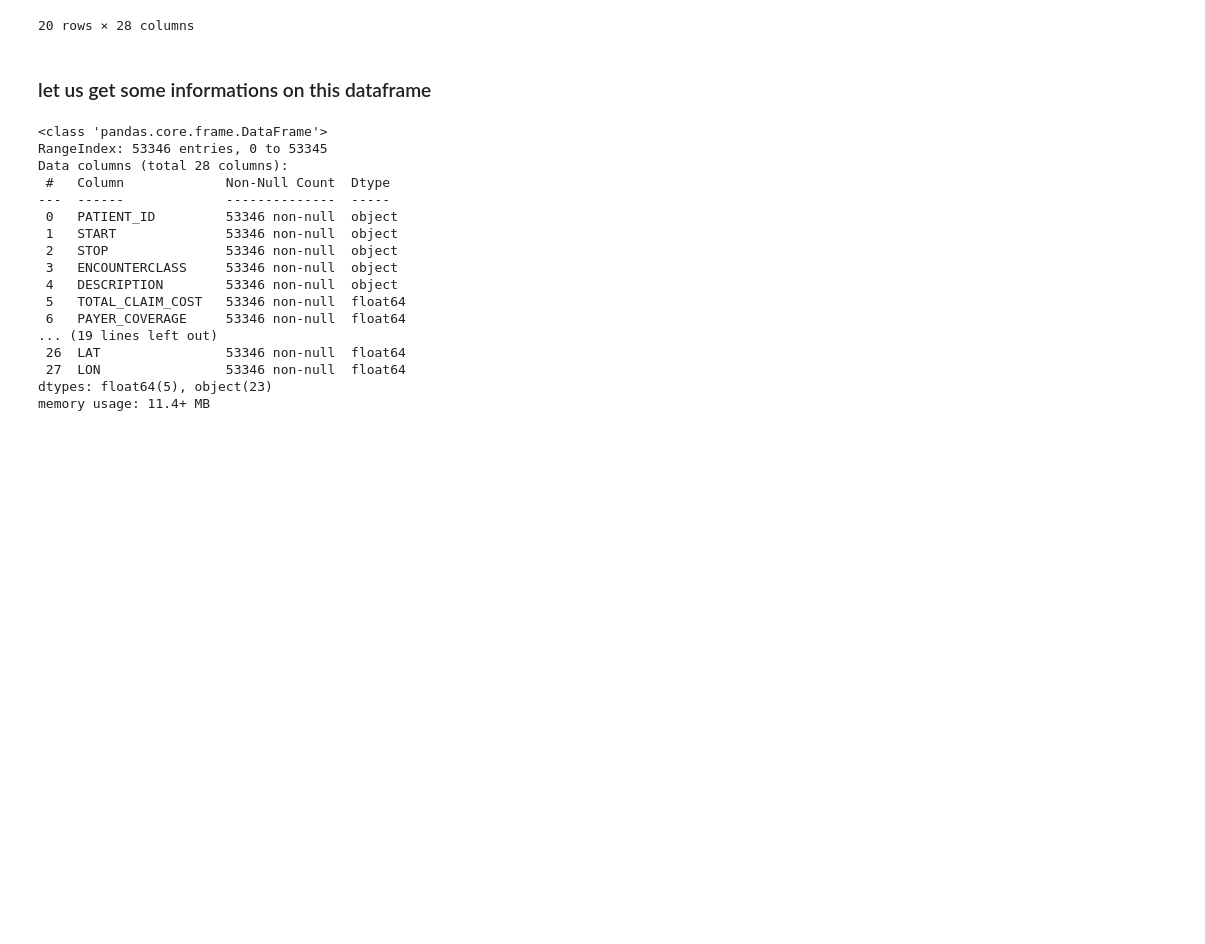
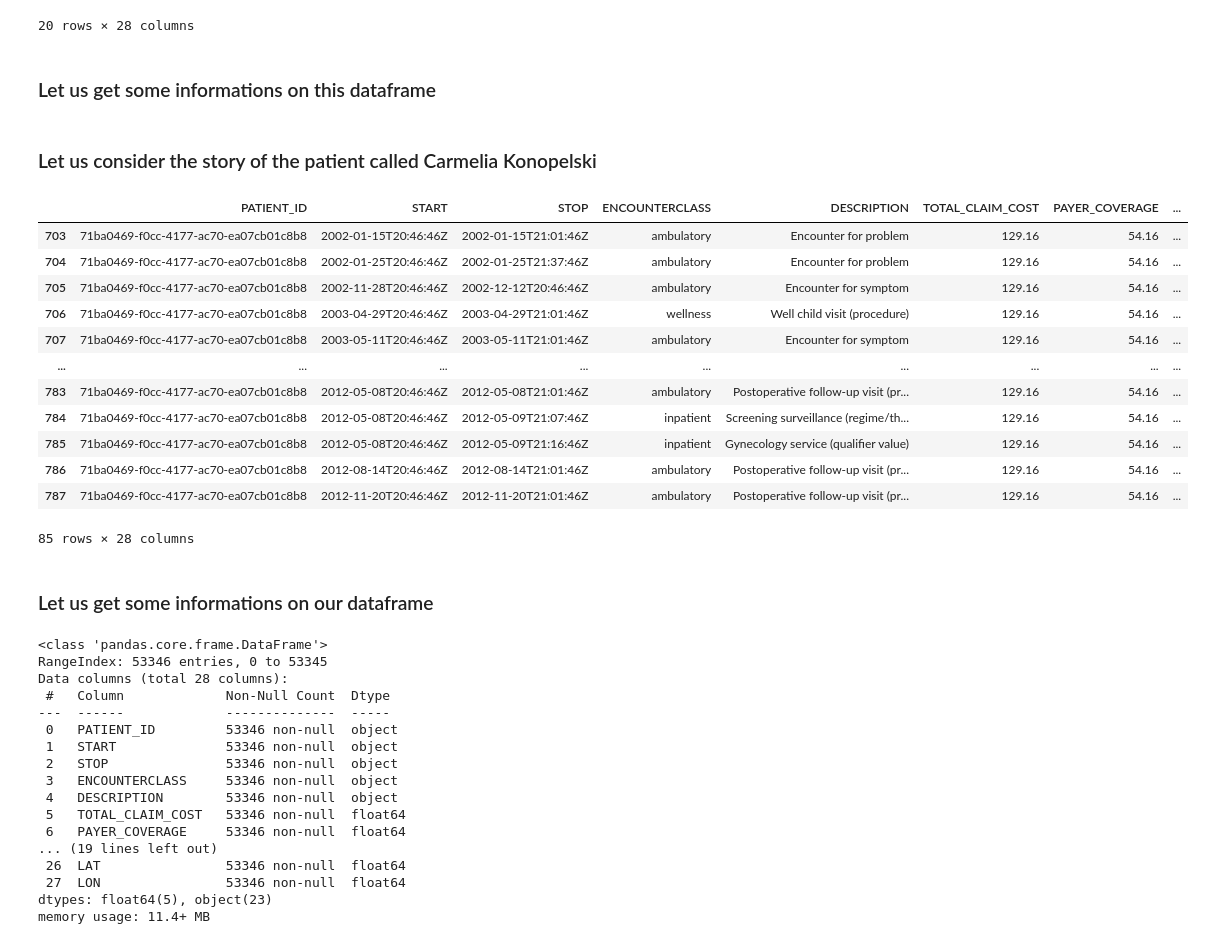
Before and after one commit to nichihelene/learnind_data_cleaning_python, a Jupyter notebook: ANONIMYSATION_ASSIGNMENT.ipynb, the cells around one changed output. Saved outputs shown, nothing was run; the diff lists cells and outputs as text; code cells hidden in the pictures; blank space fills up the shorter version.

```diff
--- a/ANONIMYSATION_ASSIGNMENT.ipynb
+++ b/ANONIMYSATION_ASSIGNMENT.ipynb
@@ -27,7 +27,27 @@ df.head(20)
 | 19 | 10339b10-3cd1-4ac3-ac13-ec26728cb592 | 2017-01-22T12:58:08Z | 2017-01-22T14:11:08Z | emergency | Emergency room admission (procedure) | 129.16 | 49.16 | ... |
 20 rows × 28 columns
 # %% [markdown]
-### let us get some informations on this dataframe
+   ### Let us get some informations on this dataframe
+# %% [markdown]
+   ### Let us consider the story of the patient called Carmelia Konopelski
+# %%
+df[df["PATIENT_ID"] == "71ba0469-f0cc-4177-ac70-ea07cb01c8b8"]
+# %% [output]
+|  | PATIENT_ID | START | STOP | ENCOUNTERCLASS | DESCRIPTION | TOTAL_CLAIM_COST | PAYER_COVERAGE | ... |
+| 703 | 71ba0469-f0cc-4177-ac70-ea07cb01c8b8 | 2002-01-15T20:46:46Z | 2002-01-15T21:01:46Z | ambulatory | Encounter for problem | 129.16 | 54.16 | ... |
+| 704 | 71ba0469-f0cc-4177-ac70-ea07cb01c8b8 | 2002-01-25T20:46:46Z | 2002-01-25T21:37:46Z | ambulatory | Encounter for problem | 129.16 | 54.16 | ... |
+| 705 | 71ba0469-f0cc-4177-ac70-ea07cb01c8b8 | 2002-11-28T20:46:46Z | 2002-12-12T20:46:46Z | ambulatory | Encounter for symptom | 129.16 | 54.16 | ... |
+| 706 | 71ba0469-f0cc-4177-ac70-ea07cb01c8b8 | 2003-04-29T20:46:46Z | 2003-04-29T21:01:46Z | wellness | Well child visit (procedure) | 129.16 | 54.16 | ... |
+| 707 | 71ba0469-f0cc-4177-ac70-ea07cb01c8b8 | 2003-05-11T20:46:46Z | 2003-05-11T21:01:46Z | ambulatory | Encounter for symptom | 129.16 | 54.16 | ... |
+| ... | ... | ... | ... | ... | ... | ... | ... | ... |
+| 783 | 71ba0469-f0cc-4177-ac70-ea07cb01c8b8 | 2012-05-08T20:46:46Z | 2012-05-08T21:01:46Z | ambulatory | Postoperative follow-up visit (pr... | 129.16 | 54.16 | ... |
+| 784 | 71ba0469-f0cc-4177-ac70-ea07cb01c8b8 | 2012-05-08T20:46:46Z | 2012-05-09T21:07:46Z | inpatient | Screening surveillance (regime/th... | 129.16 | 54.16 | ... |
+| 785 | 71ba0469-f0cc-4177-ac70-ea07cb01c8b8 | 2012-05-08T20:46:46Z | 2012-05-09T21:16:46Z | inpatient | Gynecology service (qualifier value) | 129.16 | 54.16 | ... |
+| 786 | 71ba0469-f0cc-4177-ac70-ea07cb01c8b8 | 2012-08-14T20:46:46Z | 2012-08-14T21:01:46Z | ambulatory | Postoperative follow-up visit (pr... | 129.16 | 54.16 | ... |
+| 787 | 71ba0469-f0cc-4177-ac70-ea07cb01c8b8 | 2012-11-20T20:46:46Z | 2012-11-20T21:01:46Z | ambulatory | Postoperative follow-up visit (pr... | 129.16 | 54.16 | ... |
+85 rows × 28 columns
+# %% [markdown]
+### Let us get some informations on our dataframe
 # %%
 df.info()
 # %% [output]
```
Also changed, not shown: parts of 28 cells of this notebook.
